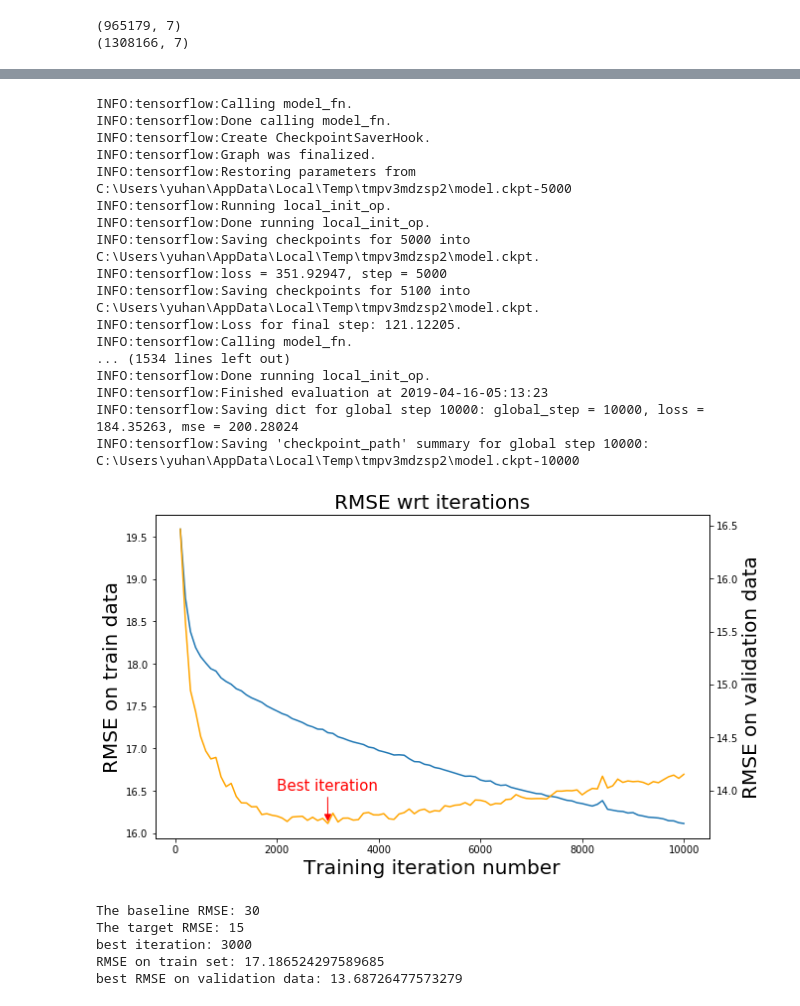
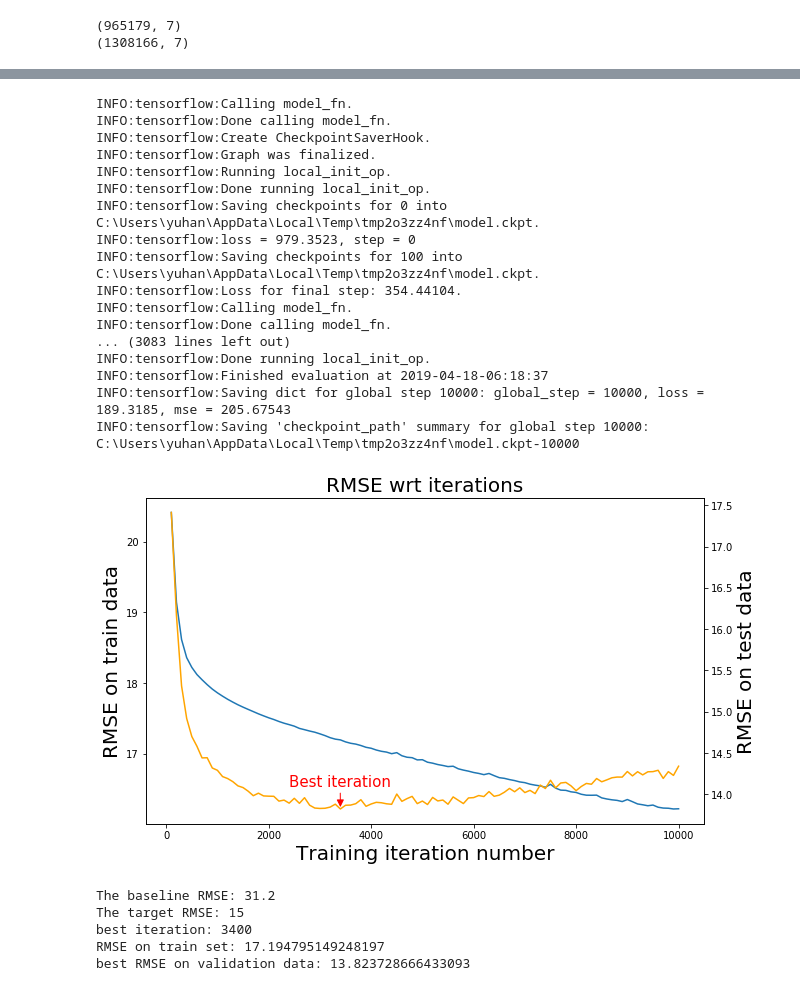
Before and after one commit to Yuhan-Wg/INF560-Project-Visiting_suggestion_service, a Jupyter notebook: notebook/CNN model.ipynb, the cells around one changed output, grey strips where cells are left out. Cells and saved outputs as stored; diff of their text form; code cells hidden in the pictures.

Commit message:
update CNN model

```diff
--- a/notebook/CNN model.ipynb
+++ b/notebook/CNN model.ipynb
@@ -85,7 +85,7 @@ def cnn_model(features, labels, mode):
     kernel_size = [(3,3),(2,2),(2,2),(1,1)]
     #pool_size = parameters.get("pool_size", [(2,2),(3,3),(2,2)])
     strides = [1,1,1]
-    filters = [32, 16, 16,1]
+    filters = [32, 32, 16,1]
 
     input_layer = tf.reshape(features, [-1, size[1], size[2], size[3]])
     label_layer = tf.reshape(labels, [-1, size[1]*size[2]])
@@ -154,7 +154,7 @@ def cnn_model(features, labels, mode):
 
     # Configure the Training Op (for TRAIN mode)
     if mode == tf.estimator.ModeKeys.TRAIN:
-        optimizer = tf.train.AdamOptimizer(learning_rate=0.0001)
+        optimizer = tf.train.AdamOptimizer(learning_rate=0.00005)
         train_op = optimizer.minimize(
             loss=loss,
             global_step=tf.train.get_global_step())
@@ -183,5 +182,0 @@ INFO:tensorflow:Using config: {'_model_dir': 'C:\\Users\\yuhan\\AppData\\Local\\
-# %%
-# Train the model
-distribution_estimator.train(
-    input_fn=train_input_fn,
-    steps=100)
@@ -201,11 +182,0 @@ INFO:tensorflow:Loss for final step: 208.90764.
-# %%
-# error on train dataset
-# print out mse=401, then rmse = 20
-eval_input_fn = tf.estimator.inputs.numpy_input_fn(
-    x=features,
-    y=labels,
-    num_epochs=1,
-    shuffle=False)
-
-eval_results = distribution_estimator.evaluate(input_fn=eval_input_fn)
-print(eval_results)
@@ -224,11 +182,0 @@ INFO:tensorflow:Saving 'checkpoint_path' summary for global step 3300: C:\Users\
-# %%
-# error on validation dataset
-# print out mse=253, then rmse = 16
-eval_input_fn = tf.estimator.inputs.numpy_input_fn(
-    x=features_val,
-    y=labels_val,
-    num_epochs=1,
-    shuffle=False)
-
-eval_results = distribution_estimator.evaluate(input_fn=eval_input_fn)
-print(eval_results)
@@ -276,51 +212,53 @@ INFO:tensorflow:Calling model_fn.
 INFO:tensorflow:Done calling model_fn.
 INFO:tensorflow:Create CheckpointSaverHook.
 INFO:tensorflow:Graph was finalized.
-INFO:tensorflow:Restoring parameters from C:\Users\yuhan\AppData\Local\Temp\tmpv3mdzsp2\model.ckpt-5000
 INFO:tensorflow:Running local_init_op.
 INFO:tensorflow:Done running local_init_op.
-INFO:tensorflow:Saving checkpoints for 5000 into C:\Users\yuhan\AppData\Local\Temp\tmpv3mdzsp2\model.ckpt.
-INFO:tensorflow:loss = 351.92947, step = 5000
-INFO:tensorflow:Saving checkpoints for 5100 into C:\Users\yuhan\AppData\Local\Temp\tmpv3mdzsp2\model.ckpt.
-INFO:tensorflow:Loss for final step: 121.12205.
+INFO:tensorflow:Saving checkpoints for 0 into C:\Users\yuhan\AppData\Local\Temp\tmp2o3zz4nf\model.ckpt.
+INFO:tensorflow:loss = 979.3523, step = 0
+INFO:tensorflow:Saving checkpoints for 100 into C:\Users\yuhan\AppData\Local\Temp\tmp2o3zz4nf\model.ckpt.
+INFO:tensorflow:Loss for final step: 354.44104.
 INFO:tensorflow:Calling model_fn.
-... (1534 lines left out)
+INFO:tensorflow:Done calling model_fn.
+... (3083 lines left out)
 INFO:tensorflow:Done running local_init_op.
-INFO:tensorflow:Finished evaluation at 2019-04-16-05:13:23
-INFO:tensorflow:Saving dict for global step 10000: global_step = 10000, loss = 184.35263, mse = 200.28024
-INFO:tensorflow:Saving 'checkpoint_path' summary for global step 10000: C:\Users\yuhan\AppData\Local\Temp\tmpv3mdzsp2\model.ckpt-10000
+INFO:tensorflow:Finished evaluation at 2019-04-18-06:18:37
+INFO:tensorflow:Saving dict for global step 10000: global_step = 10000, loss = 189.3185, mse = 205.67543
+INFO:tensorflow:Saving 'checkpoint_path' summary for global step 10000: C:\Users\yuhan\AppData\Local\Temp\tmp2o3zz4nf\model.ckpt-10000
 # %%
 # Plot the result
+trn_m = 1#np.mean((labels-np.mean(labels))**2)**0.5
+val_m = 1#np.mean((labels-np.mean(labels_val))**2)**0.5
 
 fig = plt.figure(figsize=(10,6))
 ax1 = fig.add_subplot(111)
 ax1.plot([x["global_step"] for x in trn_mse],
-        [x["mse"]**0.5 for x in trn_mse])
+        [x["mse"]**0.5/trn_m for x in trn_mse])
 ax1.set_ylabel('RMSE on train data',size=20)
 ax1.set_xlabel('Training iteration number',size=20)
 ax1.set_title("RMSE wrt iterations",size=20)
 
 ax2 = ax1.twinx()
 ax2.plot([x["global_step"] for x in val_mse],
-        [x["mse"]**0.5 for x in val_mse], 'orange')
-ax2.set_ylabel('RMSE on validation data',size=20)
+        [x["mse"]**0.5/val_m for x in val_mse], 'orange')
+ax2.set_ylabel('RMSE on test data',size=20)
 
-plt.annotate("Best iteration", xy=(3000,13.687),xytext = (2000,14),color="r",size=15,
+plt.annotate("Best iteration", xy=(3400,13.823),xytext = (2400,14.1),color="r",size=15,
              arrowprops={'arrowstyle':'-|>',"color":"r"})
 plt.show()
 # %% [output]
-[figure, old version]
+[figure, new version]
 # %%
 # Best iteration is 3000
 # Best RMSE on validation set is 13.68726477573279 (Target is <15)
-print("The baseline RMSE:", 30)
+print("The baseline RMSE:", 31.2)
 print("The target RMSE:", 15)
 print("best iteration:",val_mse[np.argmin([x["mse"] for x in val_mse])]["global_step"])
 print("RMSE on train set:",trn_mse[np.argmin([x["mse"] for x in val_mse])]["mse"]**0.5)
 print("best RMSE on validation data:",np.min([x["mse"]**0.5 for x in val_mse]))
 # %% [output]
-The baseline RMSE: 30
+The baseline RMSE: 31.2
 The target RMSE: 15
-best iteration: 3000
-RMSE on train set: 17.186524297589685
-best RMSE on validation data: 13.68726477573279
+best iteration: 3400
+RMSE on train set: 17.194795149248197
+best RMSE on validation data: 13.823728666433093
```
Also changed, not shown: parts of 7 cells of this notebook.
